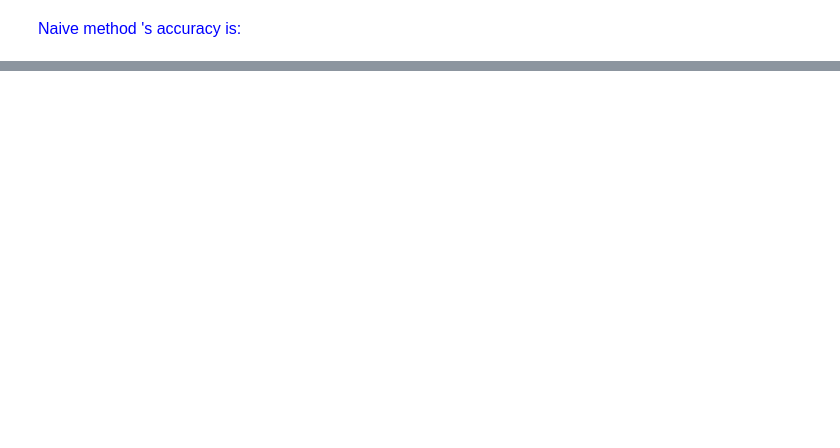
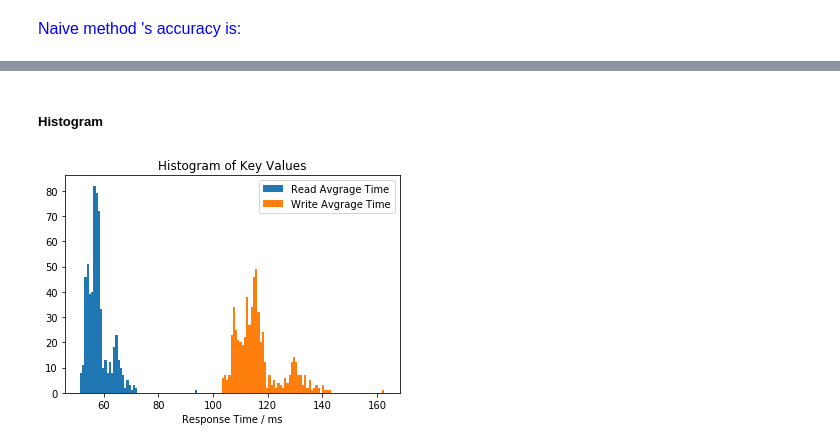
Before and after one commit to Will1998/Network-Analytics, a Jupyter notebook: Project1.ipynb, the cells around one changed output, grey strips where cells are left out. Drawn from its saved outputs; the diff is of its cells as text; code cells hidden in the pictures; blank space fills up the shorter version.

```diff
--- a/Project1.ipynb
+++ b/Project1.ipynb
@@ -361,0 +423,11 @@ array([[0.04329714, 0.04554263]])
+# %% [markdown]
+##### Histogram
+# %%
+plt.hist(newPredNNY.T[0], bins=int(np.max(newNumpyY.T[0])-np.min(newNumpyY.T[0])), label = 'Read Avgrage Time')
+plt.hist(newPredNNY.T[1], bins=int(np.max(newNumpyY.T[1])-np.min(newNumpyY.T[1])), label = 'Write Avgrage Time')
+plt.xlabel('Response Time / ms')
+plt.legend()
+plt.title('Histogram of Key Values')
+plt.show()
+# %% [output]
+[figure, added]
```
Also changed, not shown: parts of 21 cells of this notebook.
